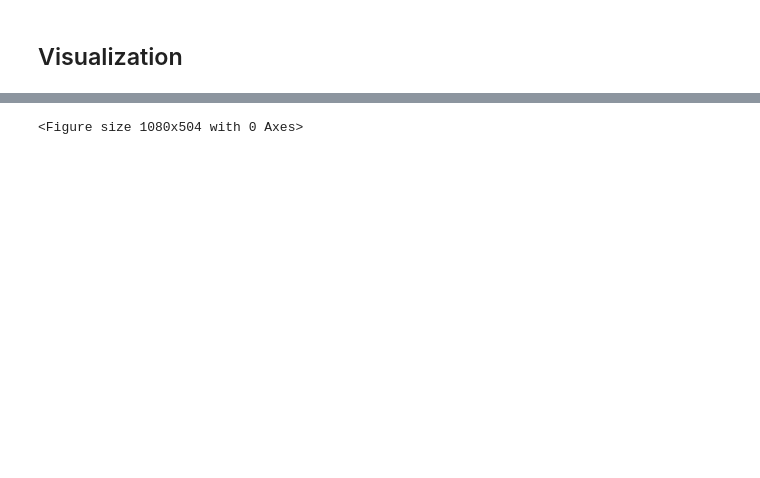
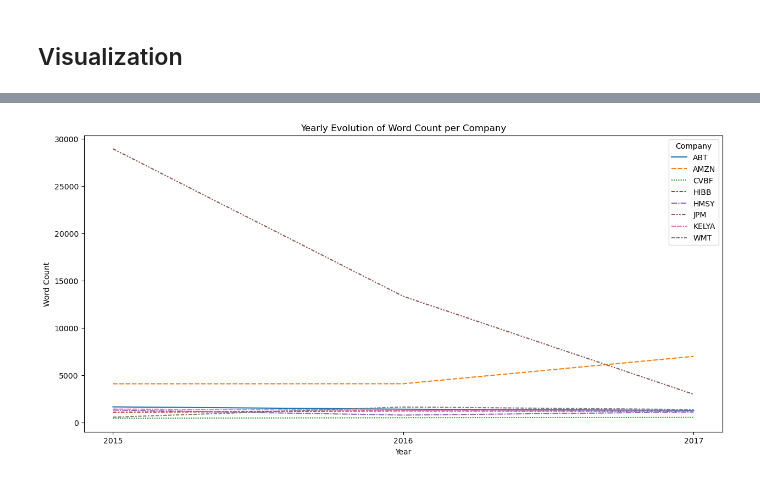
Before and after one commit to tom4197/ISEM2006, a Jupyter notebook: work.ipynb, the cells around one changed output, grey strips where cells are left out. Drawn from its saved outputs; the diff is of its cells as text; code cells hidden in the pictures; blank space fills up the shorter version.

Commit message:
seperate pdf by yearly, fixed some errors

```diff
--- a/work.ipynb
+++ b/work.ipynb
@@ -101,5 +101,6 @@ Data successfully exported to c:\Users\bobch\OneDrive\桌面\ISEM2006 Group Proj
 # %%
 # read the csv file into a dataframe
-text_csv = pd.read_csv(current_dir + '//' + 'output.csv', header=None)
-data = pd.DataFrame()
-data['letter'] = text_csv.astype(str).apply(lambda x: ' '.join(x), axis=1)
+data = pd.read_csv(current_dir + '//' + 'output.csv')
+data.rename(columns={'Unnamed: 0': 'Company'}, inplace=True)
+data.set_index('Company', inplace=True)
+data
@@ -266,53 +192,30 @@ KeyError: 'cleaned_yearly_content'
 # %% [markdown]
 ## Visualization
 # %%
-# 1. Yearly Evolution of Simple Word Count per Company
+# 1. Yearly Evolution of Word Count per Company
 plt.figure(figsize=(15, 7))
-sns.lineplot(data=df_yearly_letters, x='year_of_report', y='word_count_simple', hue='company_name', marker='o')
-plt.title('Yearly Evolution of Simple Word Count per Company (Yearly Segments)')
-plt.xlabel('Year of Report')
-plt.ylabel('Simple Word Count')
-plt.xticks(df_yearly_letters['year_of_report'].unique().astype(int)) # Ensure integer years on x-axis
-plt.legend(title='Company Name')
-plt.grid(True)
-plt.show()
-
-# 2. Yearly Evolution of Simple Average Sentence Length per Company
+sns.lineplot(data=word_count.T)
+plt.title('Yearly Evolution of Word Count per Company')
+plt.xlabel('Year')
+plt.ylabel('Word Count')
+# 2. Yearly Evolution of AVG Sentence Length per Company
 plt.figure(figsize=(15, 7))
-sns.lineplot(data=df_yearly_letters, x='year_of_report', y='avg_sentence_length_simple', hue='company_name', marker='o')
-plt.title('Yearly Evolution of Simple Average Sentence Length per Company (Yearly Segments)')
-plt.xlabel('Year of Report')
-plt.ylabel('Simple Average Sentence Length')
-plt.xticks(df_yearly_letters['year_of_report'].unique().astype(int)) # Ensure integer years on x-axis
-plt.legend(title='Company Name')
-plt.grid(True)
-plt.show()
-
-# 3. Aggregate data for cross-company comparison (using mean)
-company_avg_yearly_stats = df_yearly_letters.groupby('company_name').agg({
-    'word_count_simple': 'mean',
-    'avg_sentence_length_simple': 'mean'
-}).reset_index()
-
-# 4. Comparison of Average Simple Word Count Across Companies (Yearly Segments)
-plt.figure(figsize=(15, 7))
-sns.barplot(data=company_avg_yearly_stats, x='company_name', y='word_count_simple', hue='company_name', palette='viridis', legend=False)
-plt.title('Comparison of Average Simple Word Count Across Companies (Yearly Segments)')
-plt.xlabel('Company Name')
-plt.ylabel('Average Simple Word Count')
-plt.xticks(rotation=45, ha='right')
-plt.tight_layout()
-plt.show()
-
-# 5. Comparison of Average Simple Sentence Length Across Companies (Yearly Segments)
-plt.figure(figsize=(15, 7))
-sns.barplot(data=company_avg_yearly_stats, x='company_name', y='avg_sentence_length_simple', hue='company_name', palette='magma', legend=False)
-plt.title('Comparison of Average Simple Sentence Length Across Companies (Yearly Segments)')
-plt.xlabel('Company Name')
-plt.ylabel('Average Simple Sentence Length')
-plt.xticks(rotation=45, ha='right')
-plt.tight_layout()
-plt.show()
-
-print("Visualizations for yearly trends and cross-company comparisons generated for yearly segments.")
+sns.lineplot(data=avg_sentence_length.T)
+plt.title('Yearly Evolution of AVG Sentence Length per Company')
+plt.xlabel('Year')
+plt.ylabel('AVG Sentence Length')
+# 3. Comparison of average word count across companies
+plt.figure(figsize=(10, 6))
+sns.barplot(x=simple_stats.index, y=simple_stats['word_count'])
+plt.title('Comparison of Average Word Count Across Companies')
+plt.xlabel('Company')
+plt.ylabel('Average Word Count')
+plt.xticks(rotation=45)
+# 4. Comparison of average sentence length across companies
+plt.figure(figsize=(10, 6))
+sns.barplot(x=simple_stats.index, y=simple_stats['avg_sentence_length'])
+plt.title('Comparison of Average Sentence Length Across Companies')
+plt.xlabel('Company')
+plt.ylabel('Average Sentence Length')
+plt.xticks(rotation=45)
 # %% [output]
@@ -320 +231 @@ ValueError: Could not interpret value `word_count_simple` for parameter `y`
-<Figure size 1080x504 with 0 Axes>
+[figure, added]
```
Also changed, not shown: parts of 14 cells of this notebook, 33 other files.
